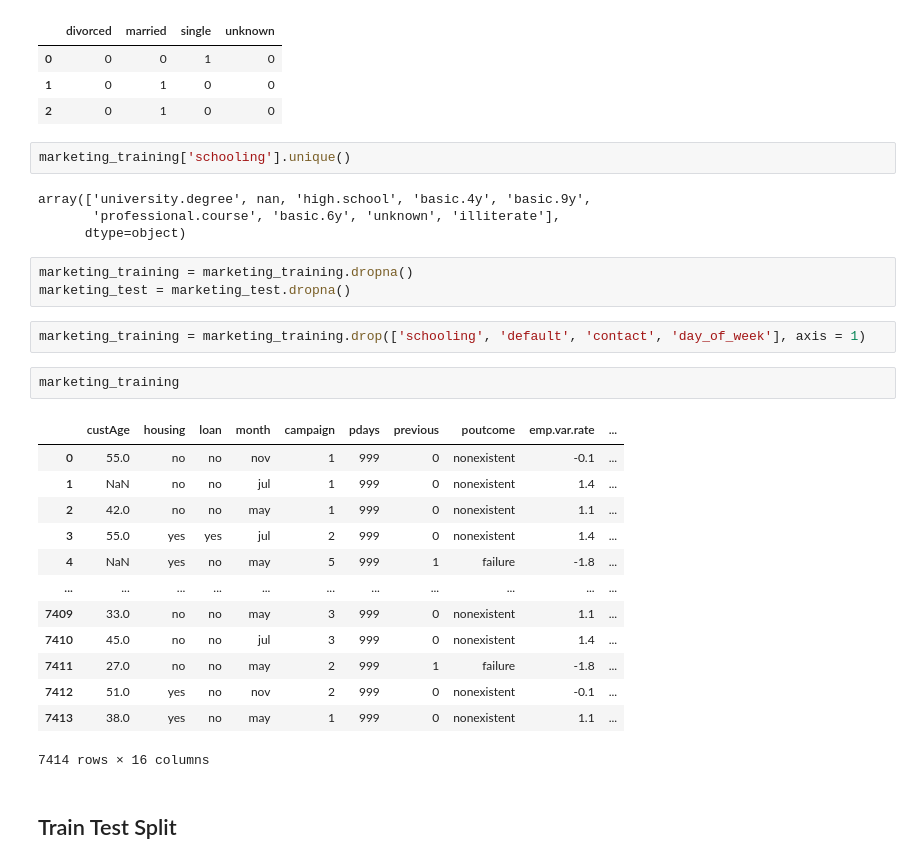
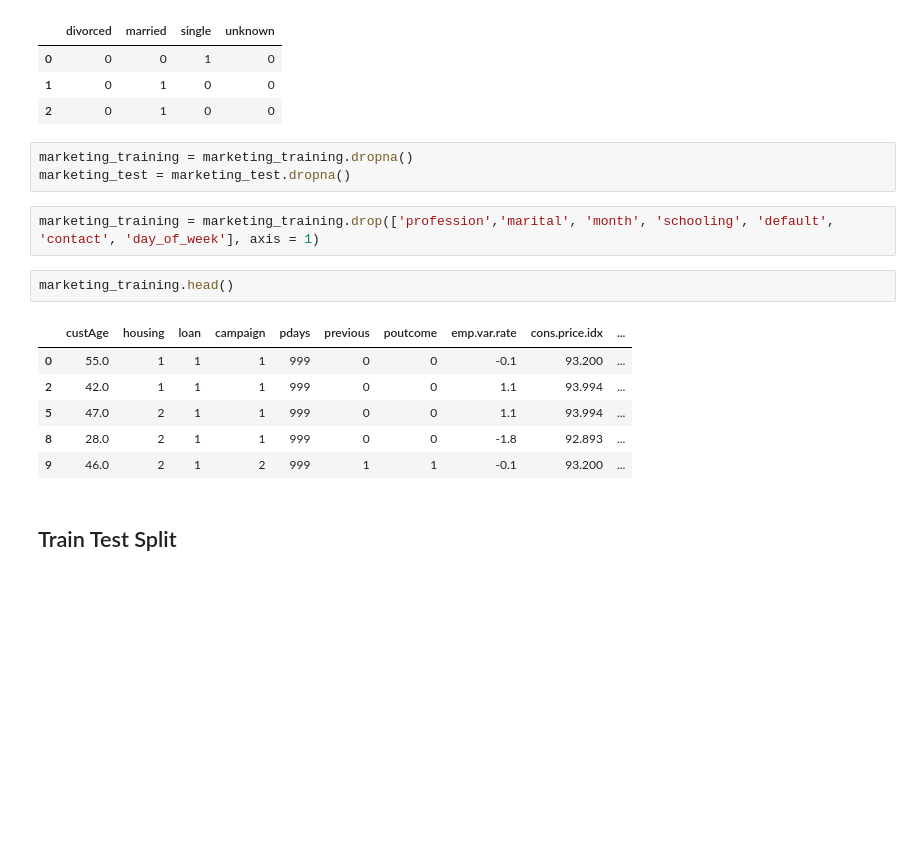
Before and after one commit to tugceturkkal/Data-Projects, a Jupyter notebook: Response to Marketing Campaign.ipynb, the cells around one changed output. Cells and saved outputs as stored; diff of their text form; blank space fills up the shorter version.

Commit message:
Response to Marketing Campaign

```diff
--- a/Response to Marketing Campaign.ipynb
+++ b/Response to Marketing Campaign.ipynb
@@ -316,33 +316,20 @@ marital.head(3)
 | 0 | 0 | 0 | 1 | 0 |
 | 1 | 0 | 1 | 0 | 0 |
 | 2 | 0 | 1 | 0 | 0 |
-# %%
-marketing_training['schooling'].unique()
-# %% [output]
-array(['university.degree', nan, 'high.school', 'basic.4y', 'basic.9y',
-       'professional.course', 'basic.6y', 'unknown', 'illiterate'],
-      dtype=object)
 # %%
 marketing_training = marketing_training.dropna()
 marketing_test = marketing_test.dropna()
 # %%
-marketing_training = marketing_training.drop(['schooling', 'default', 'contact', 'day_of_week'], axis = 1)
+marketing_training = marketing_training.drop(['profession','marital', 'month', 'schooling', 'default', 'contact', 'day_of_week'], axis = 1)
 # %%
-marketing_training
+marketing_training.head()
 # %% [output]
-|  | custAge | housing | loan | month | campaign | pdays | previous | poutcome | emp.var.rate | ... |
-| 0 | 55.0 | no | no | nov | 1 | 999 | 0 | nonexistent | -0.1 | ... |
-| 1 | NaN | no | no | jul | 1 | 999 | 0 | nonexistent | 1.4 | ... |
-| 2 | 42.0 | no | no | may | 1 | 999 | 0 | nonexistent | 1.1 | ... |
-| 3 | 55.0 | yes | yes | jul | 2 | 999 | 0 | nonexistent | 1.4 | ... |
-| 4 | NaN | yes | no | may | 5 | 999 | 1 | failure | -1.8 | ... |
-| ... | ... | ... | ... | ... | ... | ... | ... | ... | ... | ... |
-| 7409 | 33.0 | no | no | may | 3 | 999 | 0 | nonexistent | 1.1 | ... |
-| 7410 | 45.0 | no | no | jul | 3 | 999 | 0 | nonexistent | 1.4 | ... |
-| 7411 | 27.0 | no | no | may | 2 | 999 | 1 | failure | -1.8 | ... |
-| 7412 | 51.0 | yes | no | nov | 2 | 999 | 0 | nonexistent | -0.1 | ... |
-| 7413 | 38.0 | yes | no | may | 1 | 999 | 0 | nonexistent | 1.1 | ... |
+|  | custAge | housing | loan | campaign | pdays | previous | poutcome | emp.var.rate | cons.price.idx | ... |
+| 0 | 55.0 | 1 | 1 | 1 | 999 | 0 | 0 | -0.1 | 93.200 | ... |
+| 2 | 42.0 | 1 | 1 | 1 | 999 | 0 | 0 | 1.1 | 93.994 | ... |
+| 5 | 47.0 | 2 | 1 | 1 | 999 | 0 | 0 | 1.1 | 93.994 | ... |
+| 8 | 28.0 | 2 | 1 | 1 | 999 | 0 | 0 | -1.8 | 92.893 | ... |
+| 9 | 46.0 | 2 | 1 | 2 | 999 | 1 | 1 | -0.1 | 93.200 | ... |
-7414 rows × 16 columns
 # %% [markdown]
 ## Train Test Split
 # %%
```
Also changed, not shown: parts of 9 cells of this notebook.
